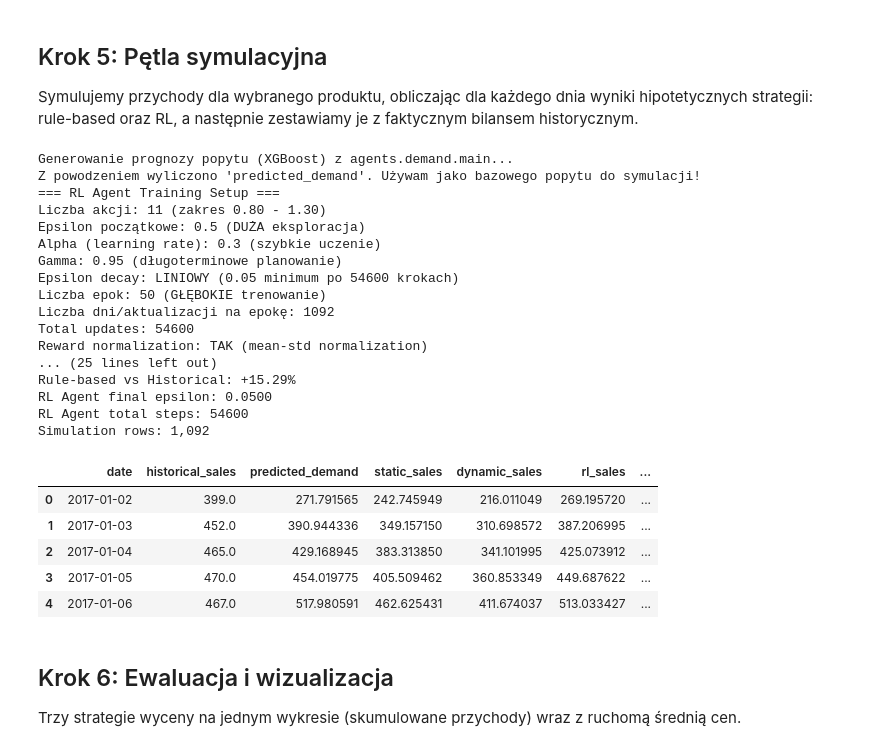
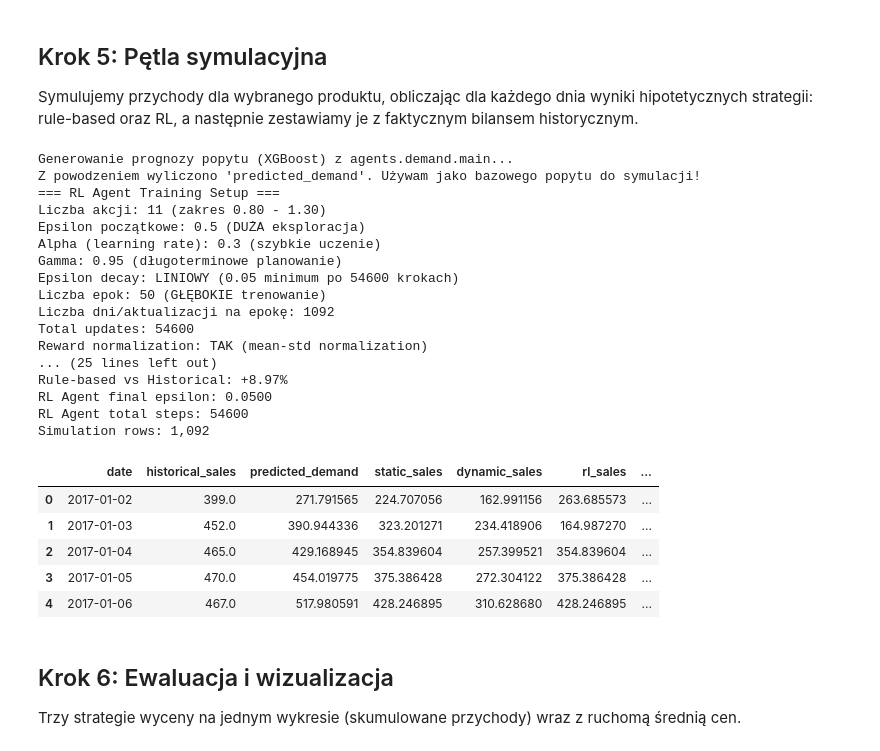
Before and after one commit to Promess02/OptimAIze, a Jupyter notebook: agents/pricing/dynamic_pricing_new.ipynb, the cells around one changed output. Cells and saved outputs as stored; diff of their text form; code cells hidden in the pictures.

```diff
--- a/agents/pricing/dynamic_pricing_new.ipynb
+++ b/agents/pricing/dynamic_pricing_new.ipynb
@@ -251,22 +251,13 @@ class QLearningPricingAgent:
         if stock_ratio < 0.8: return 'high'
         return 'very_high'
 
-    def choose_action(self, stock_ratio: float, prev_price: float = None, max_step: float = 0.10):
+    def choose_action(self, stock_ratio: float):
         state = self._get_state(stock_ratio)
-
-        valid_actions = self.actions
-        if prev_price is not None:
-            # Ograniczenie gwałtownych skoków cenowych względem poprzedniego dnia
-            valid_actions = [a for a in self.actions if abs(a - prev_price) / prev_price <= max_step + 1e-5]
-            if not valid_actions:
-                valid_actions = [min(self.actions, key=lambda x: abs(x - prev_price))]
-
         # Epsilon-greedy z LINIOWYM decay (nie eksponencjalnym!)
         if random.random() < self.epsilon:
-            return random.choice(valid_actions)
-        # Zwróć akcję maksymalizującą Q dla danego stanu spośród dozwolonych
-        q_subset = {a: self.q_table[state][a] for a in valid_actions}
-        return max(q_subset, key=q_subset.get)
+            return random.choice(self.actions)
+        # Zwróć akcję maksymalizującą Q dla danego stanu
+        return max(self.q_table[state], key=self.q_table[state].get)
 
     def update(self, stock_ratio: float, action: float, reward: float, next_stock_ratio: float):
         state = self._get_state(stock_ratio)
@@ -400,9 +391,6 @@ for epoch in range(NUM_EPOCHS):
     rl_revenue_total = 0.0
 
     prev_stock_ratio = 1.0
-    prev_rl_price = None
-    prev_dynamic_price = None
-    day_index = 0
 
     for _, row in product_data.iterrows():
         # Baseline demand = przewidziany popyt (np. przez XGBOOST)
@@ -423,42 +411,22 @@ for epoch in range(NUM_EPOCHS):
         static_revenue_total += static_revenue
 
         # 1. Rule-based Dynamic Strategy
-        if day_index == 0:
-            dynamic_price = historical_price
-            proposed_dynamic_price = historical_price
-        else:
-            proposed_dynamic_price = rule_based_dynamic_pricing(reference_price, stock_ratio)
-            # Ograniczenie zmiany ceny do 10% z dnia na dzień
-            dynamic_price = max(prev_dynamic_price * 0.90, min(prev_dynamic_price * 1.10, proposed_dynamic_price))
-
+        dynamic_price = rule_based_dynamic_pricing(reference_price, stock_ratio)
         dynamic_sales = simulate_demand(baseline_demand, historical_price, dynamic_price, effective_ped)
         dynamic_revenue = dynamic_sales * dynamic_price
         dynamic_revenue_total += dynamic_revenue
 
         # 2. RL Agent Strategy
-        if day_index == 0:
-            rl_price = historical_price
-        else:
-            rl_price = rl_agent.choose_action(stock_ratio, prev_price=prev_rl_price)
-
+        rl_price = rl_agent.choose_action(stock_ratio)
         rl_sales = simulate_demand(baseline_demand, historical_price, rl_price, effective_ped)
         rl_revenue = rl_sales * rl_price
         rl_revenue_total += rl_revenue
 
-        # Wypisz widok z pierwszych 5 dni ostatniej epoki, by podejrzeć łagodny wzrost cen
-        if epoch == NUM_EPOCHS - 1 and day_index < 5:
-            print(f"Dzień {day_index} | Hist: {historical_price:.2f} | Propozycja Rule-based: {proposed_dynamic_price:.2f} -> Zastosowana: {dynamic_price:.2f} | RL: {rl_price:.2f}")
-
         # RL Agent uczenie na surowych przychodach (agent normalizuje sam)
         next_ratio = stock_ratio
-        # Bezpieczna aktualizacja (mapujemy na najbliższą akcję RL, by uniknąć KeyError w epoce 0)
-        closest_rl_action = min(rl_agent.actions, key=lambda x: abs(x - rl_price))
-        rl_agent.update(stock_ratio, closest_rl_action, rl_revenue, next_ratio)
+        rl_agent.update(stock_ratio, rl_price, rl_revenue, next_ratio)
 
         prev_stock_ratio = stock_ratio
-        prev_dynamic_price = dynamic_price
-        prev_rl_price = rl_price
-        day_index += 1
 
         # Zbieraj wyniki tylko w ostatniej epoce
         if simulation_results is not None:
@@ -495,39 +463,39 @@ sim_df = pd.DataFrame(simulation_results)
 
 print(f"\n=== Finalne wyniki treningu ===")
 print(f"Przychód historyczny (baseline): {historical_revenue_total:,.2f}")
 print(f"Przychód Rule-based: {dynamic_revenue_total:,.2f}")
 print(f"Przychód RL Agent: {rl_revenue_total:,.2f}")
 print(f"RL vs Historical: {(rl_revenue_total/historical_revenue_total - 1)*100:+.2f}%")
 print(f"Rule-based vs Historical: {(dynamic_revenue_total/historical_revenue_total - 1)*100:+.2f}%")
 print(f"RL Agent final epsilon: {rl_agent.epsilon:.4f}")
 print(f"RL Agent total steps: {rl_agent.step}")
 print(f"Simulation rows: {len(sim_df):,}")
 print()
 display(sim_df.head())
 # %% [output]
 Generowanie prognozy popytu (XGBoost) z agents.demand.main...
 Z powodzeniem wyliczono 'predicted_demand'. Używam jako bazowego popytu do symulacji!
 === RL Agent Training Setup ===
 Liczba akcji: 11 (zakres 0.80 - 1.30)
 Epsilon początkowe: 0.5 (DUŻA eksploracja)
 Alpha (learning rate): 0.3 (szybkie uczenie)
 Gamma: 0.95 (długoterminowe planowanie)
 Epsilon decay: LINIOWY (0.05 minimum po 54600 krokach)
 Liczba epok: 50 (GŁĘBOKIE trenowanie)
 Liczba dni/aktualizacji na epokę: 1092
 Total updates: 54600
 Reward normalization: TAK (mean-std normalization)
 ... (25 lines left out)
-Rule-based vs Historical: +15.29%
+Rule-based vs Historical: +8.97%
 RL Agent final epsilon: 0.0500
 RL Agent total steps: 54600
 Simulation rows: 1,092
 |  | date | historical_sales | predicted_demand | static_sales | dynamic_sales | rl_sales | ... |
-| 0 | 2017-01-02 | 399.0 | 271.791565 | 242.745949 | 216.011049 | 269.195720 | ... |
-| 1 | 2017-01-03 | 452.0 | 390.944336 | 349.157150 | 310.698572 | 387.206995 | ... |
-| 2 | 2017-01-04 | 465.0 | 429.168945 | 383.313850 | 341.101995 | 425.073912 | ... |
-| 3 | 2017-01-05 | 470.0 | 454.019775 | 405.509462 | 360.853349 | 449.687622 | ... |
-| 4 | 2017-01-06 | 467.0 | 517.980591 | 462.625431 | 411.674037 | 513.033427 | ... |
+| 0 | 2017-01-02 | 399.0 | 271.791565 | 224.707056 | 162.991156 | 263.685573 | ... |
+| 1 | 2017-01-03 | 452.0 | 390.944336 | 323.201271 | 234.418906 | 164.987270 | ... |
+| 2 | 2017-01-04 | 465.0 | 429.168945 | 354.839604 | 257.399521 | 354.839604 | ... |
+| 3 | 2017-01-05 | 470.0 | 454.019775 | 375.386428 | 272.304122 | 375.386428 | ... |
+| 4 | 2017-01-06 | 467.0 | 517.980591 | 428.246895 | 310.628680 | 428.246895 | ... |
 # %% [markdown]
 ## Krok 6: Ewaluacja i wizualizacja
 
```
Also changed, not shown: parts of 1 cell of this notebook, 15 other files.
